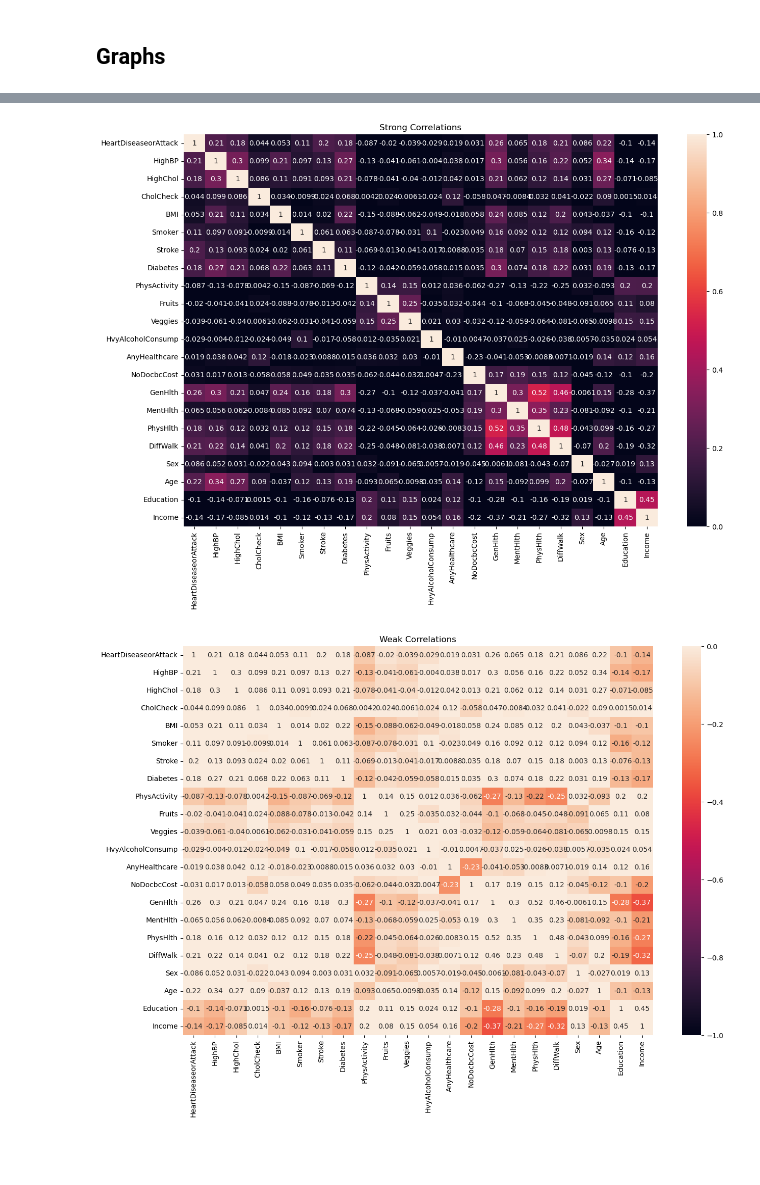
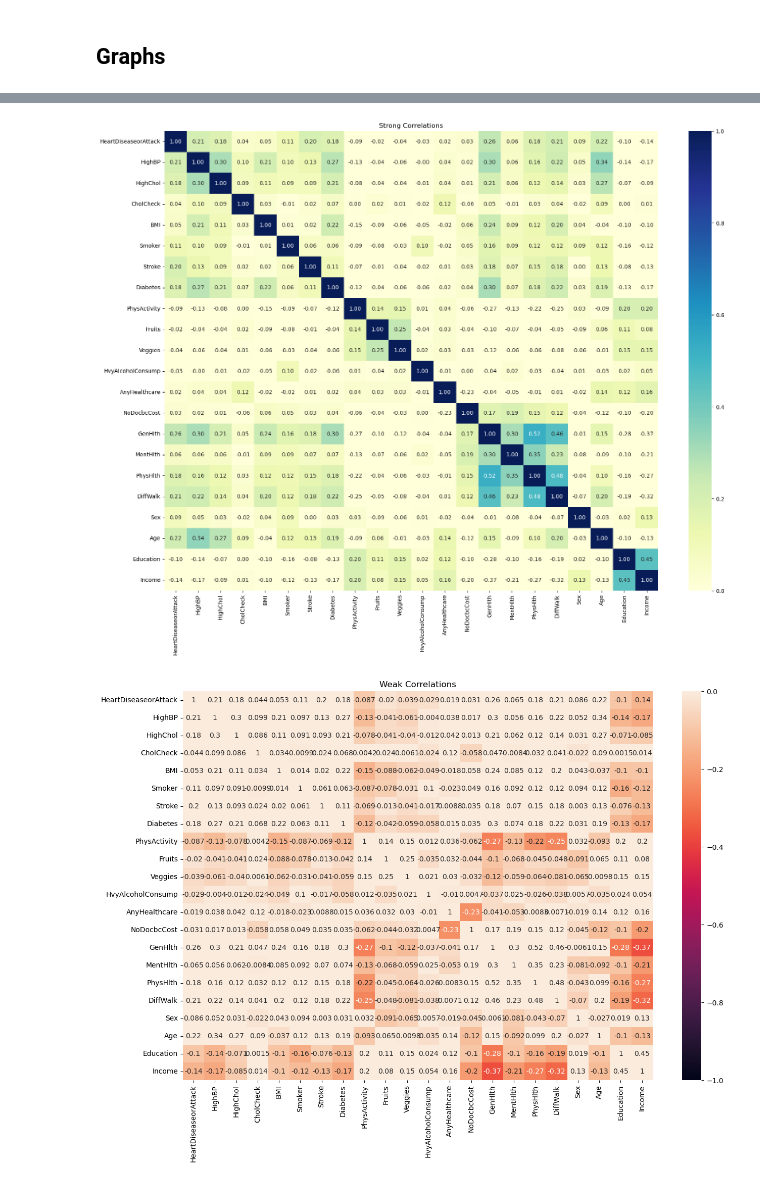
Before and after one commit to ejohnmedina/dsi-project-4, a Jupyter notebook: john-eda-graphs.ipynb, the cells around one changed output, grey strips where cells are left out. Saved outputs shown, nothing was run; the diff lists cells and outputs as text; code cells hidden in the pictures; blank space fills up the shorter version.

Commit message:
updated heatmap

```diff
--- a/john-eda-graphs.ipynb
+++ b/john-eda-graphs.ipynb
@@ -99,10 +114,10 @@ df_over_1.describe()
 # %%
-plt.figure(figsize=(15,10))
-sns.heatmap(df.corr(), vmin=0, annot=True)
+plt.figure(figsize=(20,15))
+sns.heatmap(df.corr(), vmin=0, annot=True, fmt='.2f', cmap='YlGnBu')
 
 plt.title('Strong Correlations');
 # %% [output]
-[figure, old version]
+[figure, new version]
 # %%
 plt.figure(figsize=(15,10))
 sns.heatmap(df.corr(), vmin=-1, vmax=0, annot=True)
```
Also changed, not shown: parts of 2 cells of this notebook.
